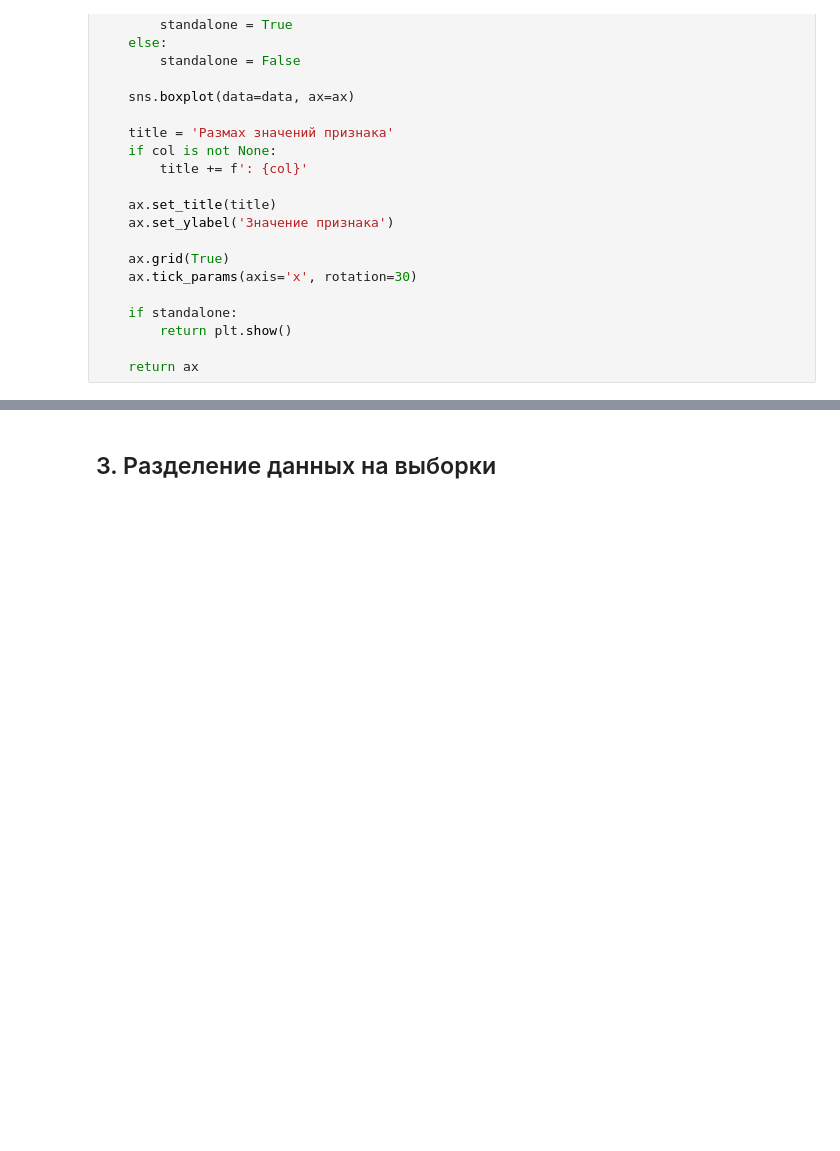
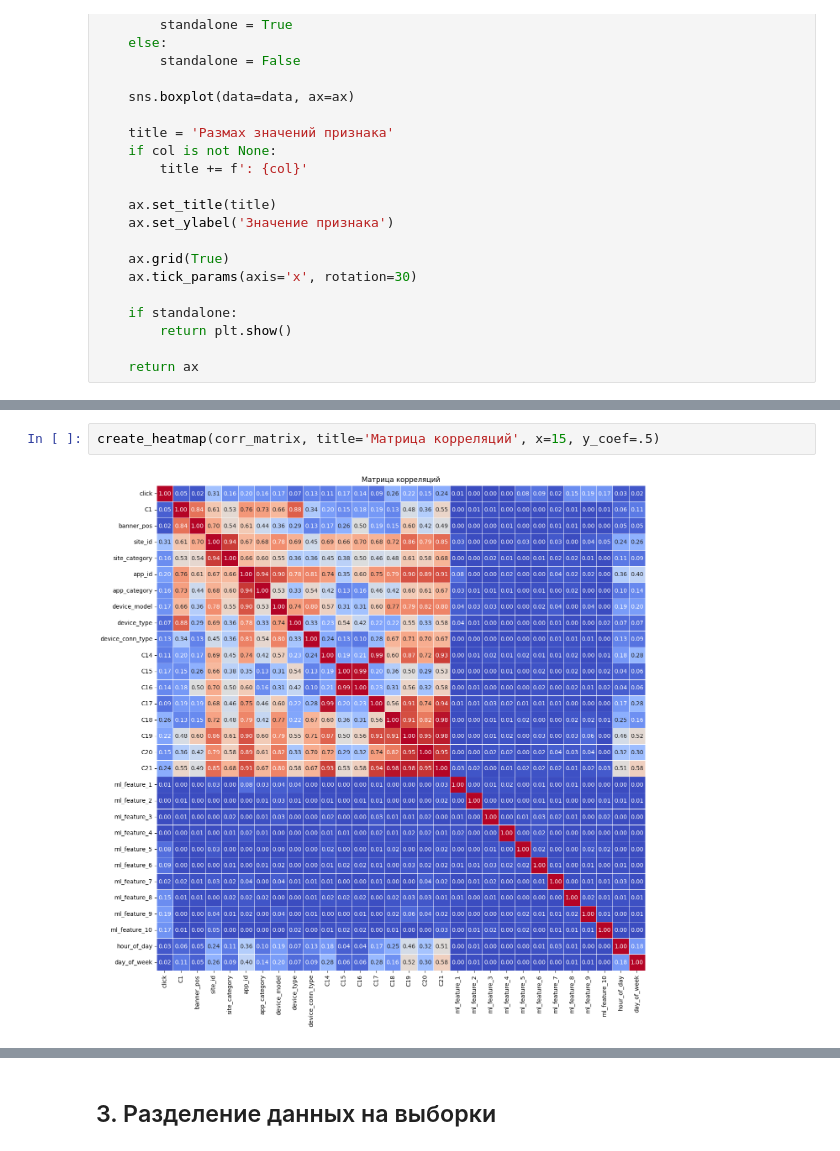
Before and after one commit to KatsayArtemDev/ml, a Jupyter notebook: classification/advandex_click/advandex_click_predictor.ipynb, the cells around one changed output, grey strips where cells are left out. Saved outputs shown, nothing was run; the diff lists cells and outputs as text; blank space fills up the shorter version.

```diff
--- a/classification/advandex_click/advandex_click_predictor.ipynb
+++ b/classification/advandex_click/advandex_click_predictor.ipynb
@@ -625,0 +696,4 @@ for _, feature in enumerate(valid_features):
+# %%
+create_heatmap(corr_matrix, title='Матрица корреляций', x=15, y_coef=.5)
+# %% [output]
+[figure, added]
```
Also changed, not shown: parts of 23 cells of this notebook.
